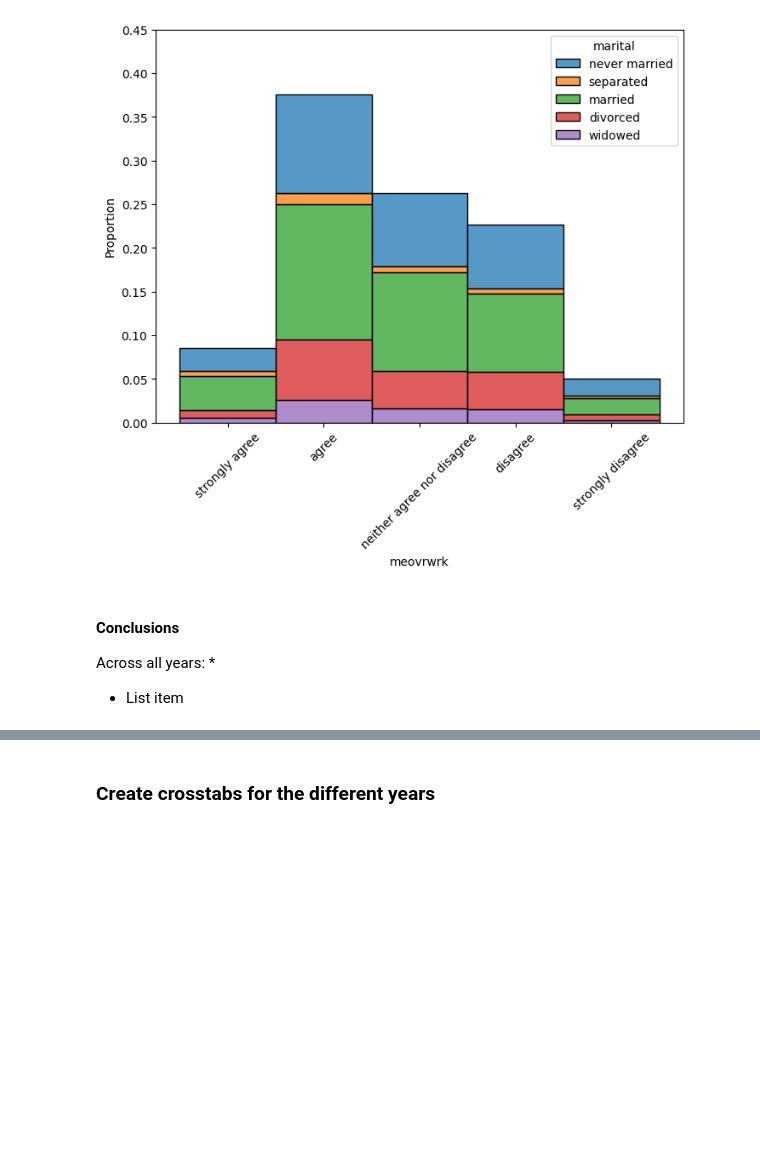
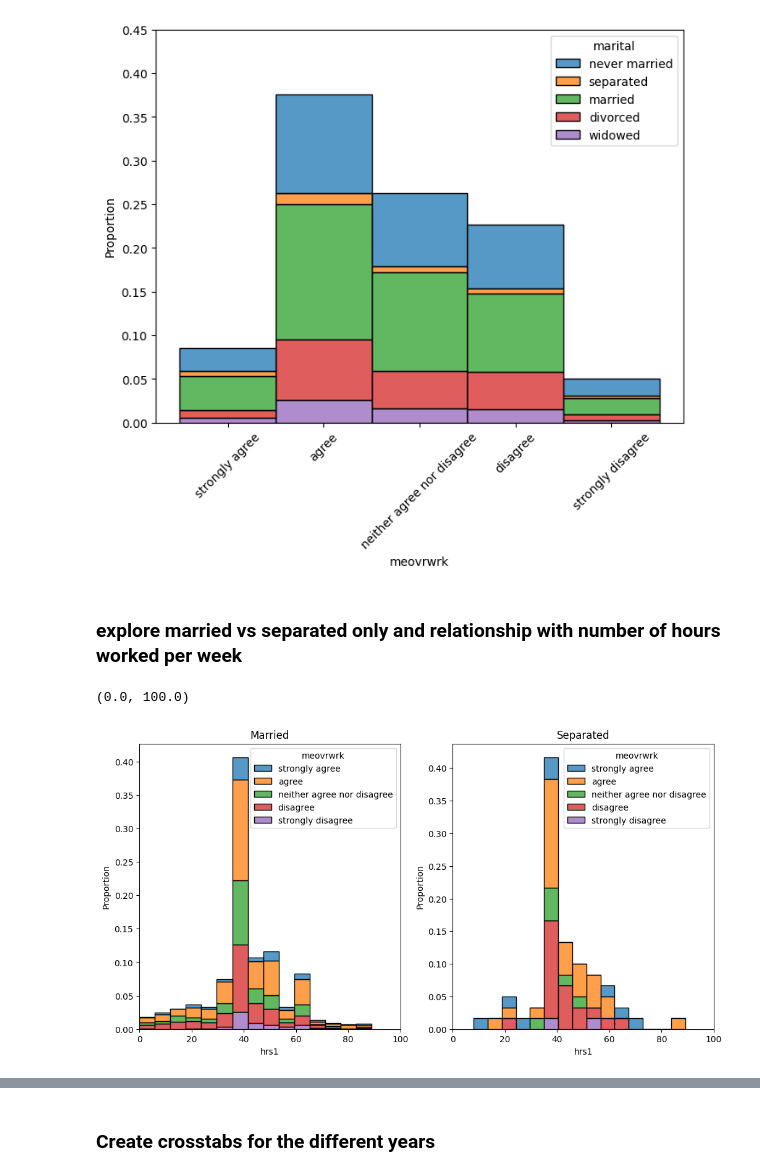
Before and after one commit to imdressel/project_gss, a Jupyter notebook: GSS_Isabella's_Part2.ipynb, the cells around one changed output, grey strips where cells are left out. Drawn from its saved outputs; the diff is of its cells as text; code cells hidden in the pictures; blank space fills up the shorter version.

```diff
--- a/GSS_Isabella's_Part2.ipynb
+++ b/GSS_Isabella's_Part2.ipynb
@@ -95,9 +96,23 @@ plt.ylim([0, 0.45])
 plt.show()
 # %% [output]
 [figure]
-# %% [markdown]
-#### Conclusions
-
-Across all years:
-*
-*   List item
+# %% [markdown]
+### explore married vs separated only and relationship with number of hours worked per week
+# %%
+# Create subplots
+fig, axes = plt.subplots(1, 2, figsize=(12, 6))
+
+# Plot for Married
+sns.histplot(data=df_married, x=df_married['hrs1'], hue=df_married['meovrwrk'],
+             bins=15, stat='proportion', multiple='stack', ax=axes[0])
+axes[0].set_title("Married")
+axes[0].set_xlim([0, 100])
+
+# Plot for Separated
+sns.histplot(data=df_separated, x=df_separated['hrs1'], hue=df_separated['meovrwrk'],
+             bins=15, stat='proportion', multiple='stack', ax=axes[1])
+axes[1].set_title("Separated")
+axes[1].set_xlim([0, 100])
+# %% [output]
+(0.0, 100.0)
+[figure, added]
```
Also changed, not shown: parts of 13 cells of this notebook.
